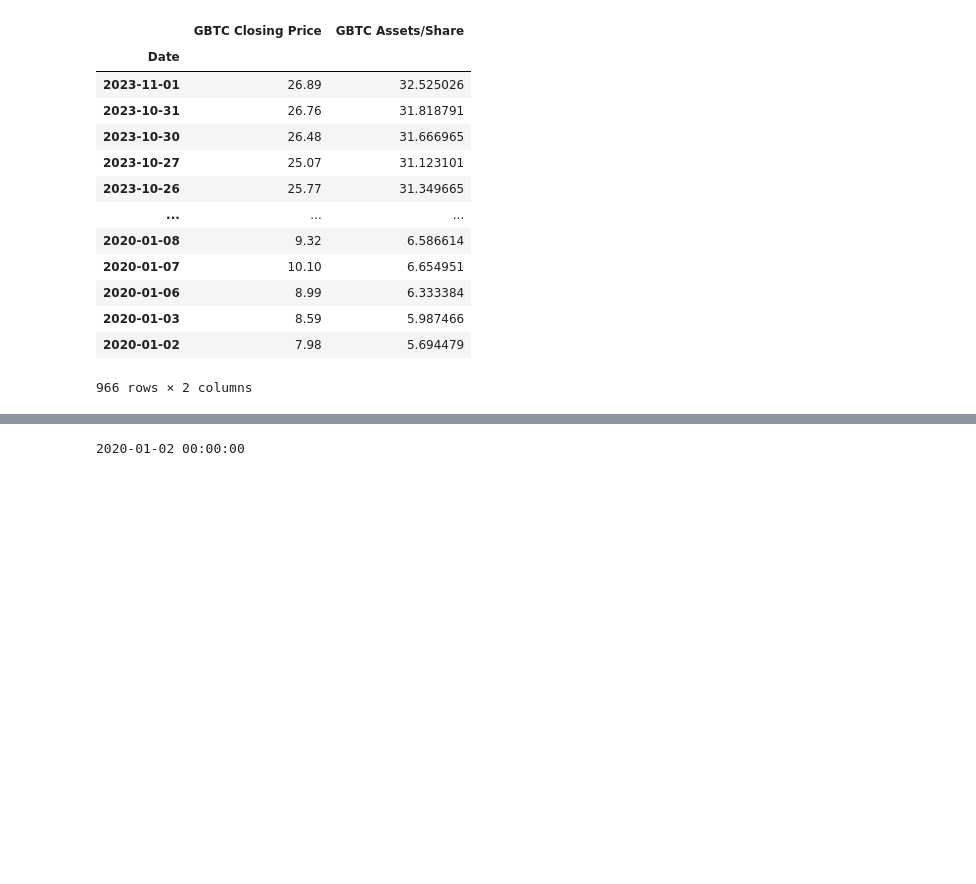
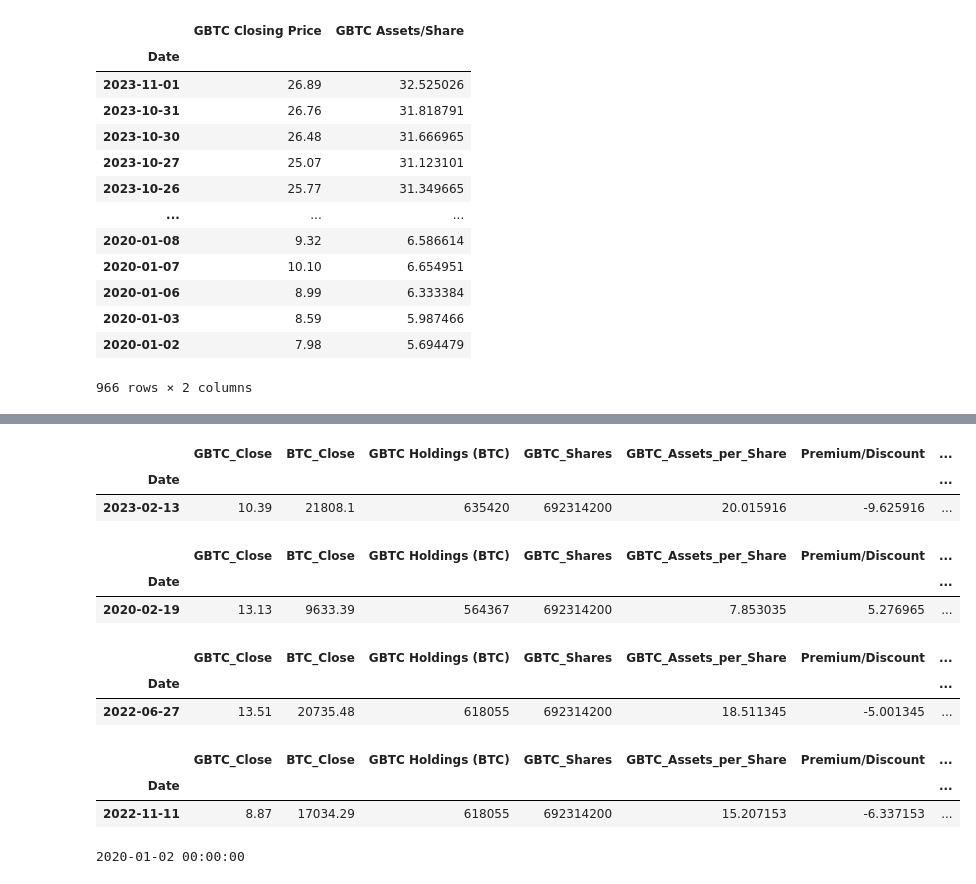
Before and after one commit to t-sullivan/Project-1, a Jupyter notebook: nav_trade.ipynb, the cells around one changed output, grey strips where cells are left out. Saved outputs shown, nothing was run; the diff lists cells and outputs as text; code cells hidden in the pictures; blank space fills up the shorter version.

```diff
--- a/nav_trade.ipynb
+++ b/nav_trade.ipynb
@@ -384,3 +382,27 @@ plt.show()
+# %%
+merged_df[merged_df['Discount_to_NAV'] == merged_df['Discount_to_NAV'].min()]
+# %% [output]
+|  | GBTC_Close | BTC_Close | GBTC Holdings (BTC) | GBTC_Shares | GBTC_Assets_per_Share | Premium/Discount | ... |
+| Date |  |  |  |  |  |  | ... |
+| 2023-02-13 | 10.39 | 21808.1 | 635420 | 692314200 | 20.015916 | -9.625916 | ... |
+# %%
+merged_df[merged_df['Discount_to_NAV'] == merged_df['Discount_to_NAV'].max()]
+# %% [output]
+|  | GBTC_Close | BTC_Close | GBTC Holdings (BTC) | GBTC_Shares | GBTC_Assets_per_Share | Premium/Discount | ... |
+| Date |  |  |  |  |  |  | ... |
+| 2020-02-19 | 13.13 | 9633.39 | 564367 | 692314200 | 7.853035 | 5.276965 | ... |
+# %%
+merged_df[merged_df.index == pd.to_datetime('2022-06-27 00:00:00')]
+# %% [output]
+|  | GBTC_Close | BTC_Close | GBTC Holdings (BTC) | GBTC_Shares | GBTC_Assets_per_Share | Premium/Discount | ... |
+| Date |  |  |  |  |  |  | ... |
+| 2022-06-27 | 13.51 | 20735.48 | 618055 | 692314200 | 18.511345 | -5.001345 | ... |
+# %%
+merged_df[merged_df.index == pd.to_datetime('2022-11-11 00:00:00')]
+# %% [output]
+|  | GBTC_Close | BTC_Close | GBTC Holdings (BTC) | GBTC_Shares | GBTC_Assets_per_Share | Premium/Discount | ... |
+| Date |  |  |  |  |  |  | ... |
+| 2022-11-11 | 8.87 | 17034.29 | 618055 | 692314200 | 15.207153 | -6.337153 | ... |
 # %%
 print(close_vs_holdings_per_share.index.min())
 # %% [output]
```
Also changed, not shown: parts of 22 cells of this notebook, 1 other file.
